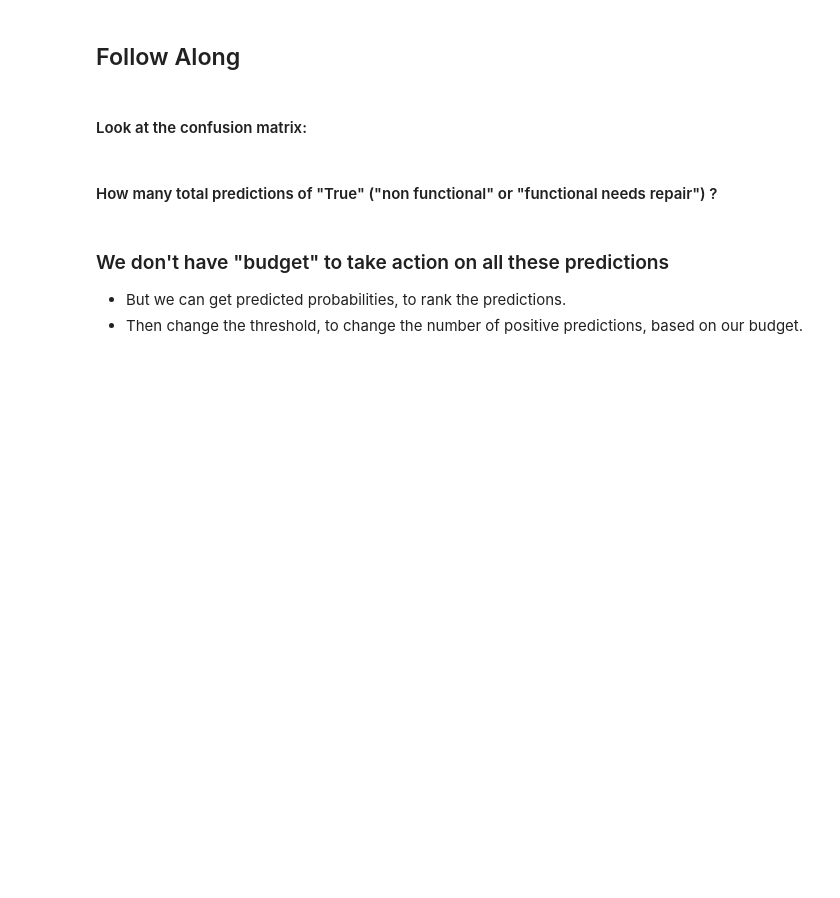
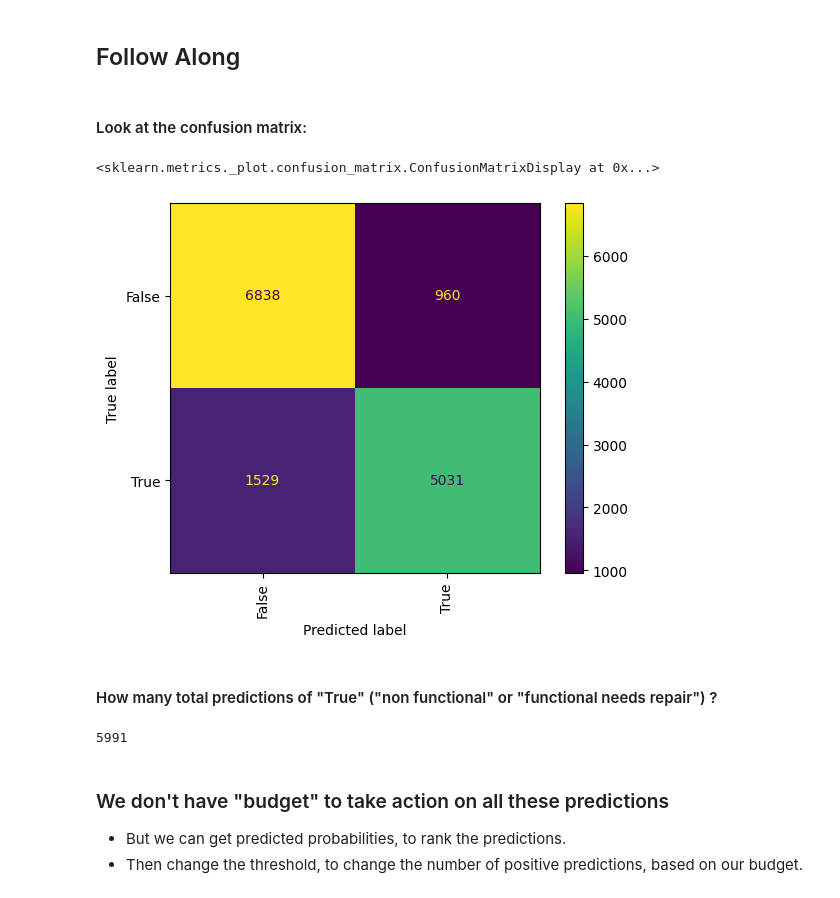
Before and after one commit to sikoh/DS-Tree-Based-Models, a Jupyter notebook: Classification-Metrics/DS_ClassificationMetrics_Lecture_Notes.ipynb, the cells around one changed output. Saved outputs shown, nothing was run; the diff lists cells and outputs as text; code cells hidden in the pictures; blank space fills up the shorter version.

```diff
--- a/Classification-Metrics/DS_ClassificationMetrics_Lecture_Notes.ipynb
+++ b/Classification-Metrics/DS_ClassificationMetrics_Lecture_Notes.ipynb
@@ -292,8 +315,18 @@ y_pred = pipeline.predict(X_val)
 ## Follow Along
 # %% [markdown]
 #### Look at the confusion matrix:
+# %%
+ConfusionMatrixDisplay.from_estimator(pipeline, X_val, y_val, xticks_rotation='vertical')
+# %% [output]
+<sklearn.metrics._plot.confusion_matrix.ConfusionMatrixDisplay at 0x...>
+[figure, added]
 # %% [markdown]
 #### How many total predictions of "True" ("non functional" or "functional needs repair") ?
+# %%
+total_pred_true = 5031 + 960
+total_pred_true
+# %% [output]
+5991
 # %% [markdown]
 ### We don't have "budget" to take action on all these predictions
 
```
Also changed, not shown: parts of 20 cells of this notebook.
